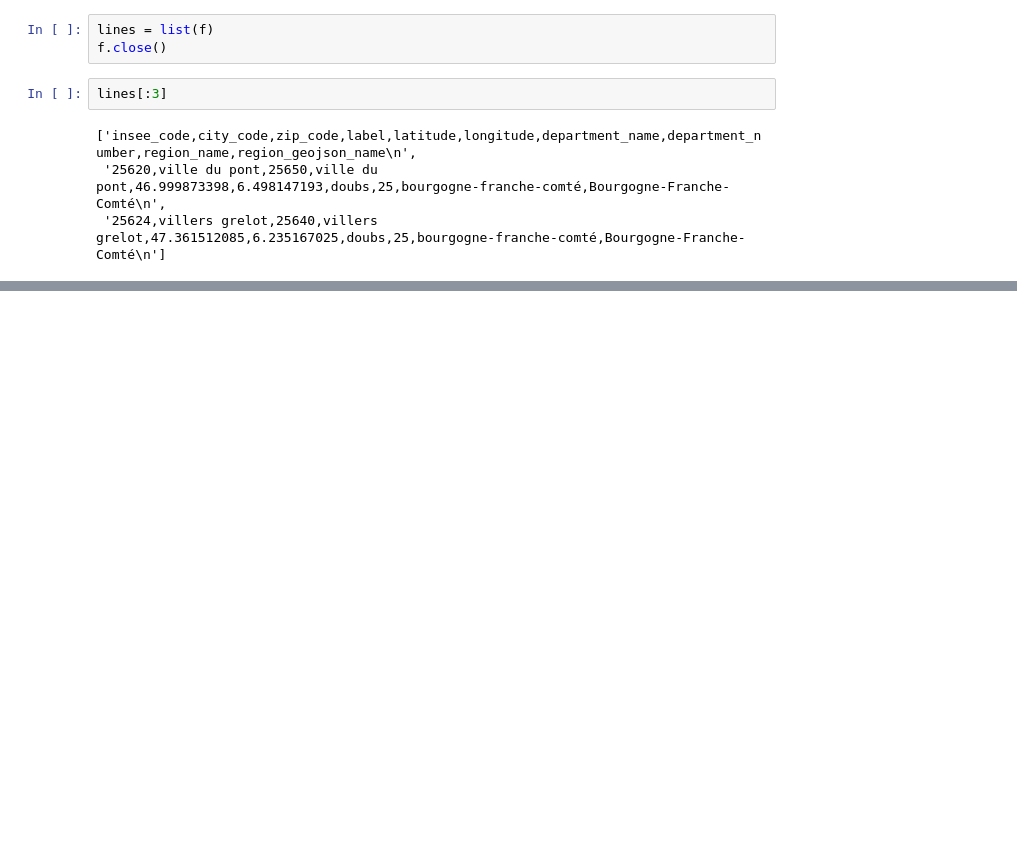
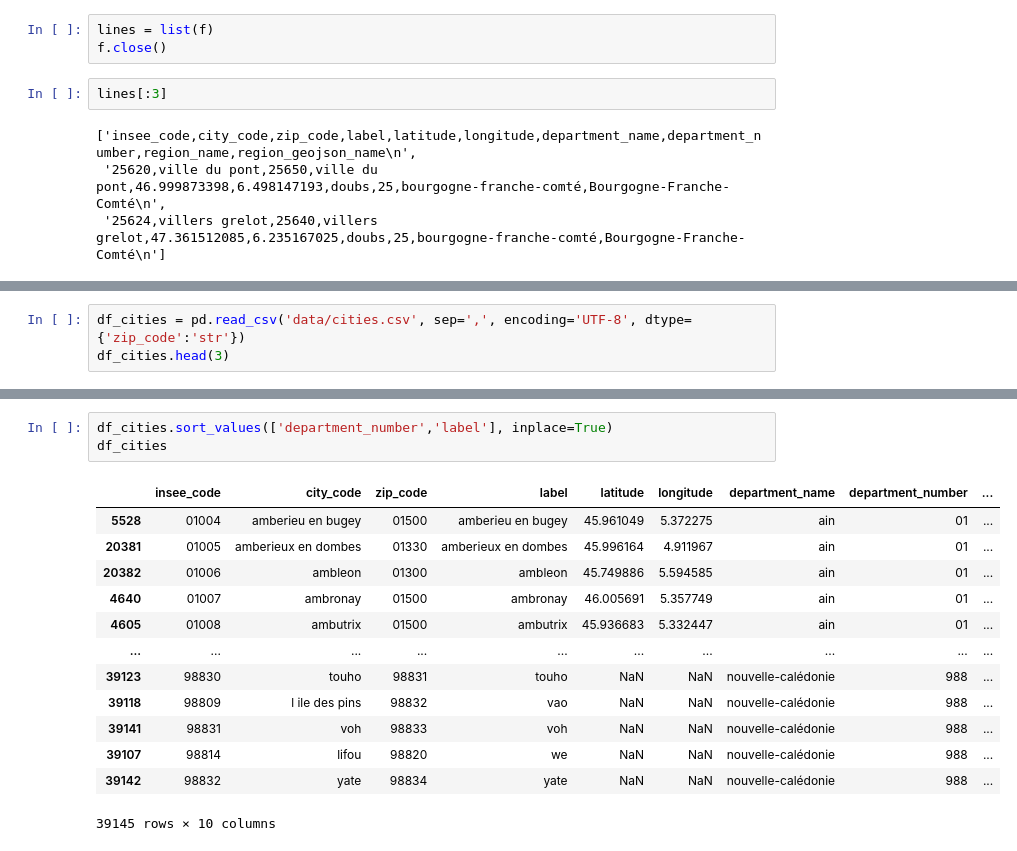
Before and after one commit to matthcol/python202406, a Jupyter notebook: FileOs/files.ipynb, the cells around one changed output, grey strips where cells are left out. Drawn from its saved outputs; the diff is of its cells as text; blank space fills up the shorter version.

Commit message:
read csv

```diff
--- a/FileOs/files.ipynb
+++ b/FileOs/files.ipynb
@@ -214,0 +272,3 @@ lines[:3]
+# %%
+df_cities = pd.read_csv('data/cities.csv', sep=',', encoding='UTF-8', dtype={'zip_code':'str'})
+df_cities.head(3)
@@ -214,0 +354,17 @@ lines[:3]
+# %%
+df_cities.sort_values(['department_number','label'], inplace=True)
+df_cities
+# %% [output]
+|  | insee_code | city_code | zip_code | label | latitude | longitude | department_name | department_number | ... |
+| 5528 | 01004 | amberieu en bugey | 01500 | amberieu en bugey | 45.961049 | 5.372275 | ain | 01 | ... |
+| 20381 | 01005 | amberieux en dombes | 01330 | amberieux en dombes | 45.996164 | 4.911967 | ain | 01 | ... |
+| 20382 | 01006 | ambleon | 01300 | ambleon | 45.749886 | 5.594585 | ain | 01 | ... |
+| 4640 | 01007 | ambronay | 01500 | ambronay | 46.005691 | 5.357749 | ain | 01 | ... |
+| 4605 | 01008 | ambutrix | 01500 | ambutrix | 45.936683 | 5.332447 | ain | 01 | ... |
+| ... | ... | ... | ... | ... | ... | ... | ... | ... | ... |
+| 39123 | 98830 | touho | 98831 | touho | NaN | NaN | nouvelle-calédonie | 988 | ... |
+| 39118 | 98809 | l ile des pins | 98832 | vao | NaN | NaN | nouvelle-calédonie | 988 | ... |
+| 39141 | 98831 | voh | 98833 | voh | NaN | NaN | nouvelle-calédonie | 988 | ... |
+| 39107 | 98814 | lifou | 98820 | we | NaN | NaN | nouvelle-calédonie | 988 | ... |
+| 39142 | 98832 | yate | 98834 | yate | NaN | NaN | nouvelle-calédonie | 988 | ... |
+39145 rows × 10 columns
```
Also changed, not shown: parts of 13 cells of this notebook.
